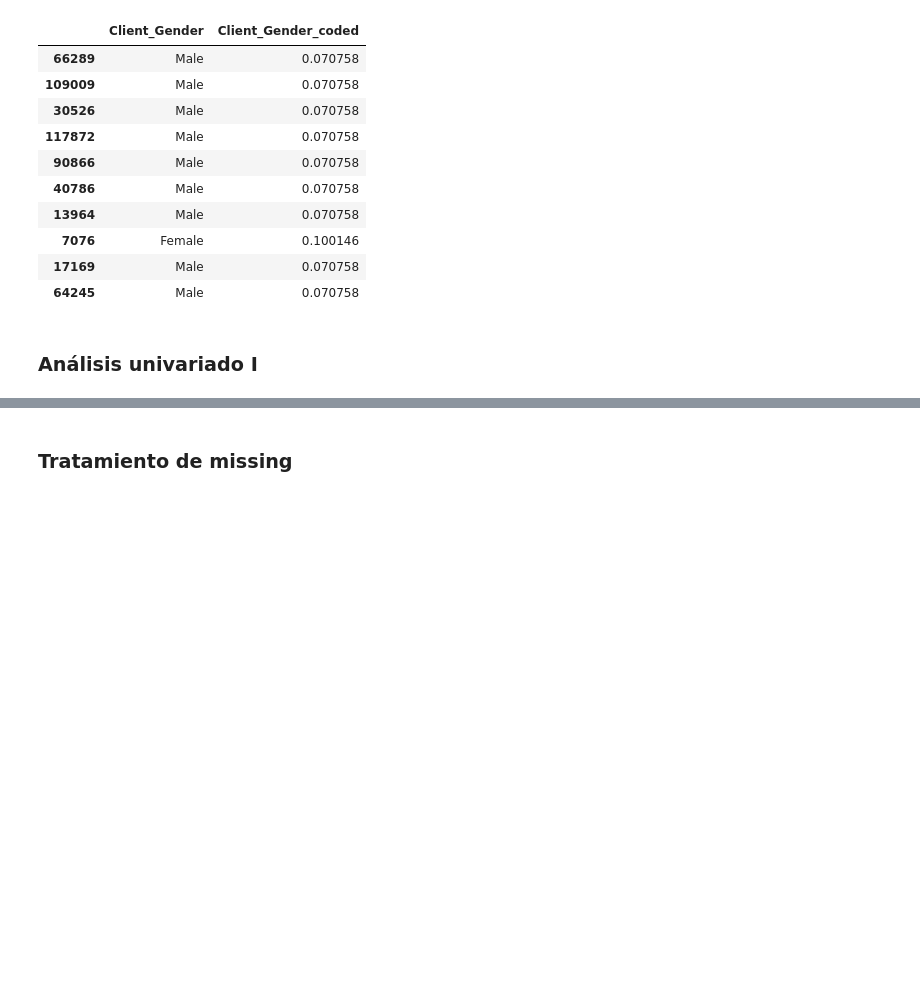
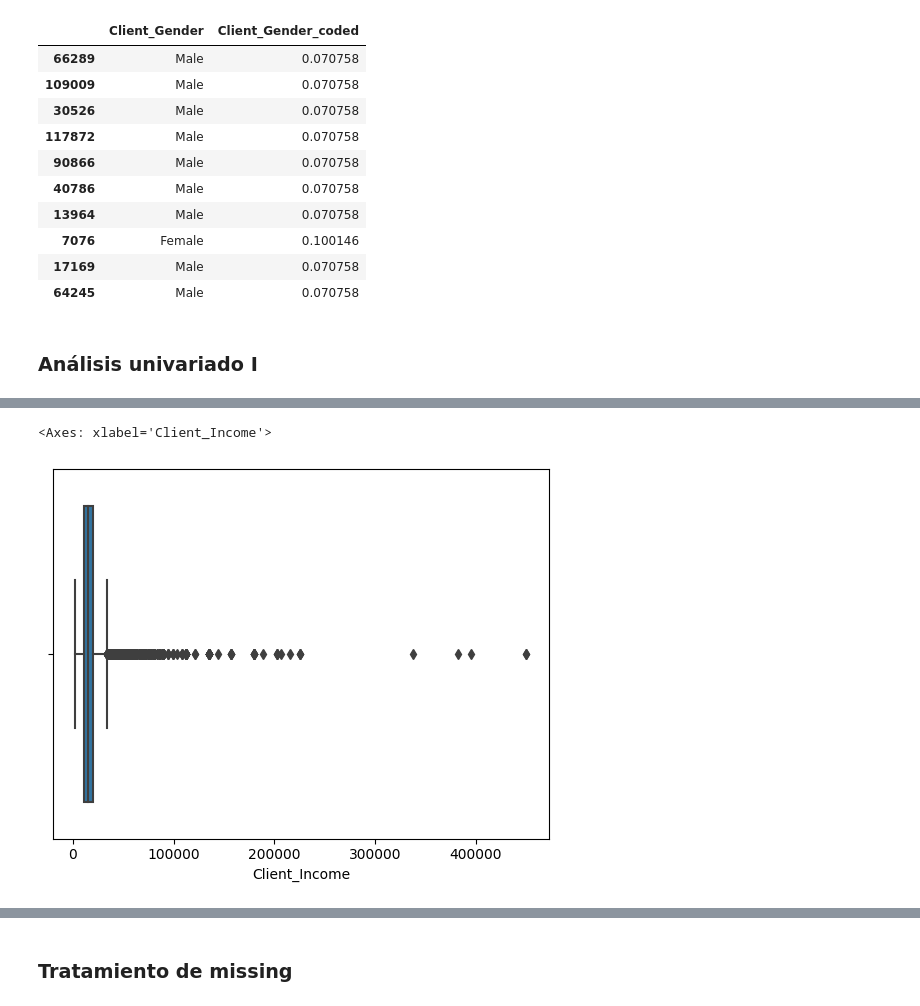
Before and after one commit to JCaballerot/data_science_for_business_2023, a Jupyter notebook: Supervised_models/Logistic_regression/Credit_Scoring.ipynb, the cells around one changed output, grey strips where cells are left out. Drawn from its saved outputs; the diff is of its cells as text; code cells hidden in the pictures; blank space fills up the shorter version.

```diff
--- a/Supervised_models/Logistic_regression/Credit_Scoring.ipynb
+++ b/Supervised_models/Logistic_regression/Credit_Scoring.ipynb
@@ -380,0 +405,5 @@ for col in univariate.feature.tolist():
+# %%
+sns.boxplot(x = train.Client_Income)
+# %% [output]
+<Axes: xlabel='Client_Income'>
+[figure, added]
```
Also changed, not shown: parts of 30 cells of this notebook.
